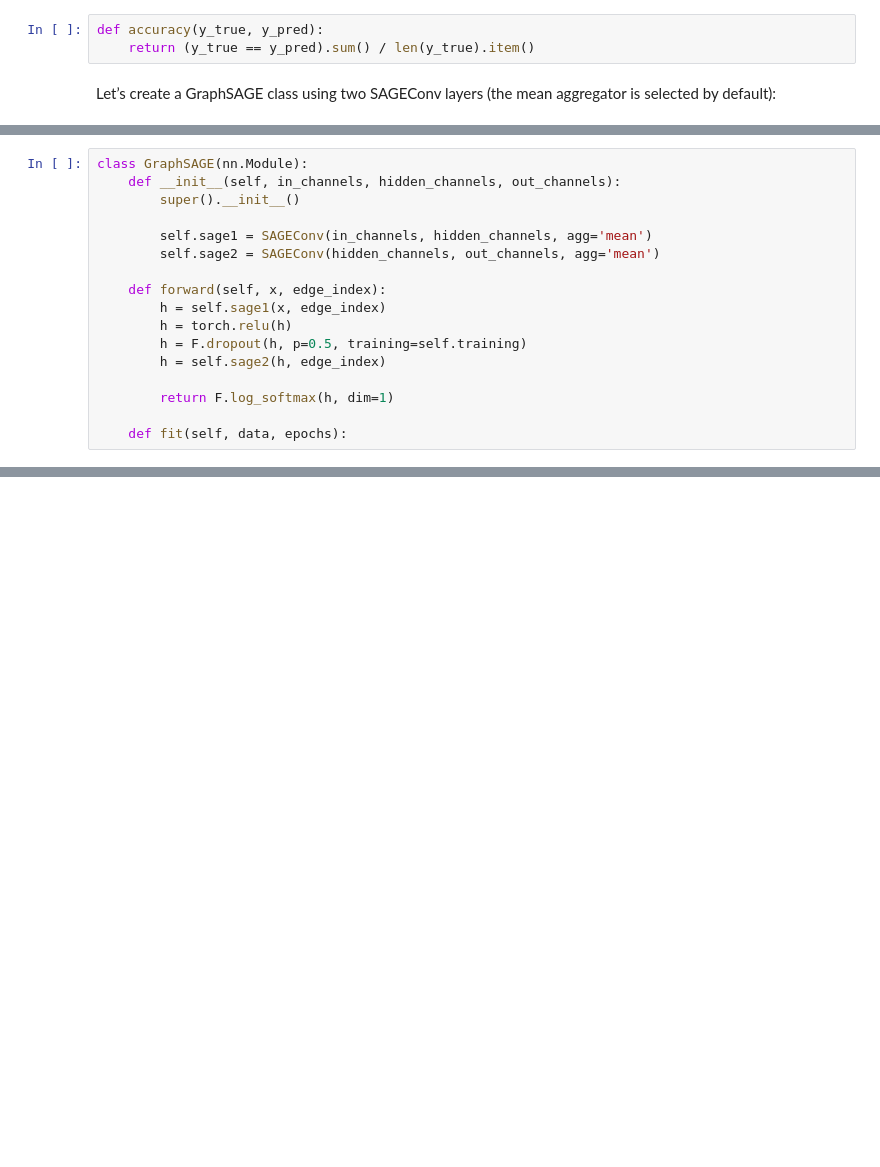
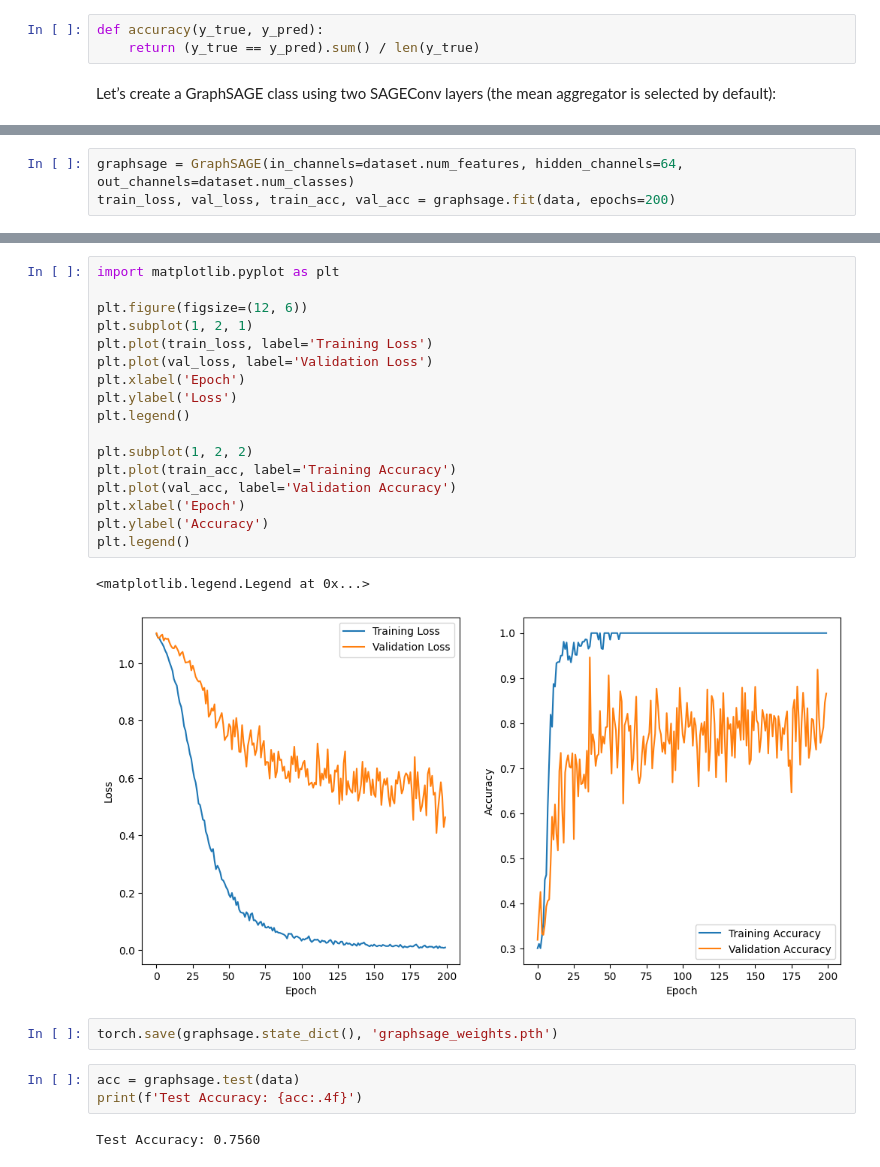
Before and after one commit to mjmousavi97/Graph-Neural-Networks, a Jupyter notebook: 08_GNN_Architects/src/GraphSAGE.ipynb, the cells around one changed output, grey strips where cells are left out. Drawn from its saved outputs; the diff is of its cells as text; blank space fills up the shorter version.

Commit message:
Trained and tested GraphSAGE model — results show improved validation accuracy

```diff
--- a/08_GNN_Architects/src/GraphSAGE.ipynb
+++ b/08_GNN_Architects/src/GraphSAGE.ipynb
@@ -196,6 +189,6 @@ plt.show()
 # %%
 def accuracy(y_true, y_pred):
-    return (y_true == y_pred).sum() / len(y_true).item()
+    return (y_true == y_pred).sum() / len(y_true)
 # %% [markdown]
 Let’s create a GraphSAGE class using two SAGEConv layers (the mean aggregator is selected
 by default):
@@ -203,20 +197,3 @@ by default):
 from torch import nn
 from torch_geometric.nn import SAGEConv
 import torch.nn.functional as F
-# %%
-class GraphSAGE(nn.Module):
-    def __init__(self, in_channels, hidden_channels, out_channels):
-        super().__init__()
-
-        self.sage1 = SAGEConv(in_channels, hidden_channels, agg='mean')
-        self.sage2 = SAGEConv(hidden_channels, out_channels, agg='mean')
-
-    def forward(self, x, edge_index):
-        h = self.sage1(x, edge_index)
-        h = torch.relu(h)
-        h = F.dropout(h, p=0.5, training=self.training)
-        h = self.sage2(h, edge_index)
-
-        return F.log_softmax(h, dim=1)
-
-    def fit(self, data, epochs):
@@ -222,0 +266,3 @@ class GraphSAGE(nn.Module):
+# %%
+graphsage = GraphSAGE(in_channels=dataset.num_features, hidden_channels=64, out_channels=dataset.num_classes)
+train_loss, val_loss, train_acc, val_acc = graphsage.fit(data, epochs=200)
@@ -222,0 +287,27 @@ class GraphSAGE(nn.Module):
+# %%
+import matplotlib.pyplot as plt
+
+plt.figure(figsize=(12, 6))
+plt.subplot(1, 2, 1)
+plt.plot(train_loss, label='Training Loss')
+plt.plot(val_loss, label='Validation Loss')
+plt.xlabel('Epoch')
+plt.ylabel('Loss')
+plt.legend()
+
+plt.subplot(1, 2, 2)
+plt.plot(train_acc, label='Training Accuracy')
+plt.plot(val_acc, label='Validation Accuracy')
+plt.xlabel('Epoch')
+plt.ylabel('Accuracy')
+plt.legend()
+# %% [output]
+<matplotlib.legend.Legend at 0x...>
+[figure, added]
+# %%
+torch.save(graphsage.state_dict(), 'graphsage_weights.pth')
+# %%
+acc = graphsage.test(data)
+print(f'Test Accuracy: {acc:.4f}')
+# %% [output]
+Test Accuracy: 0.7560
```
Also changed, not shown: parts of 11 cells of this notebook.
